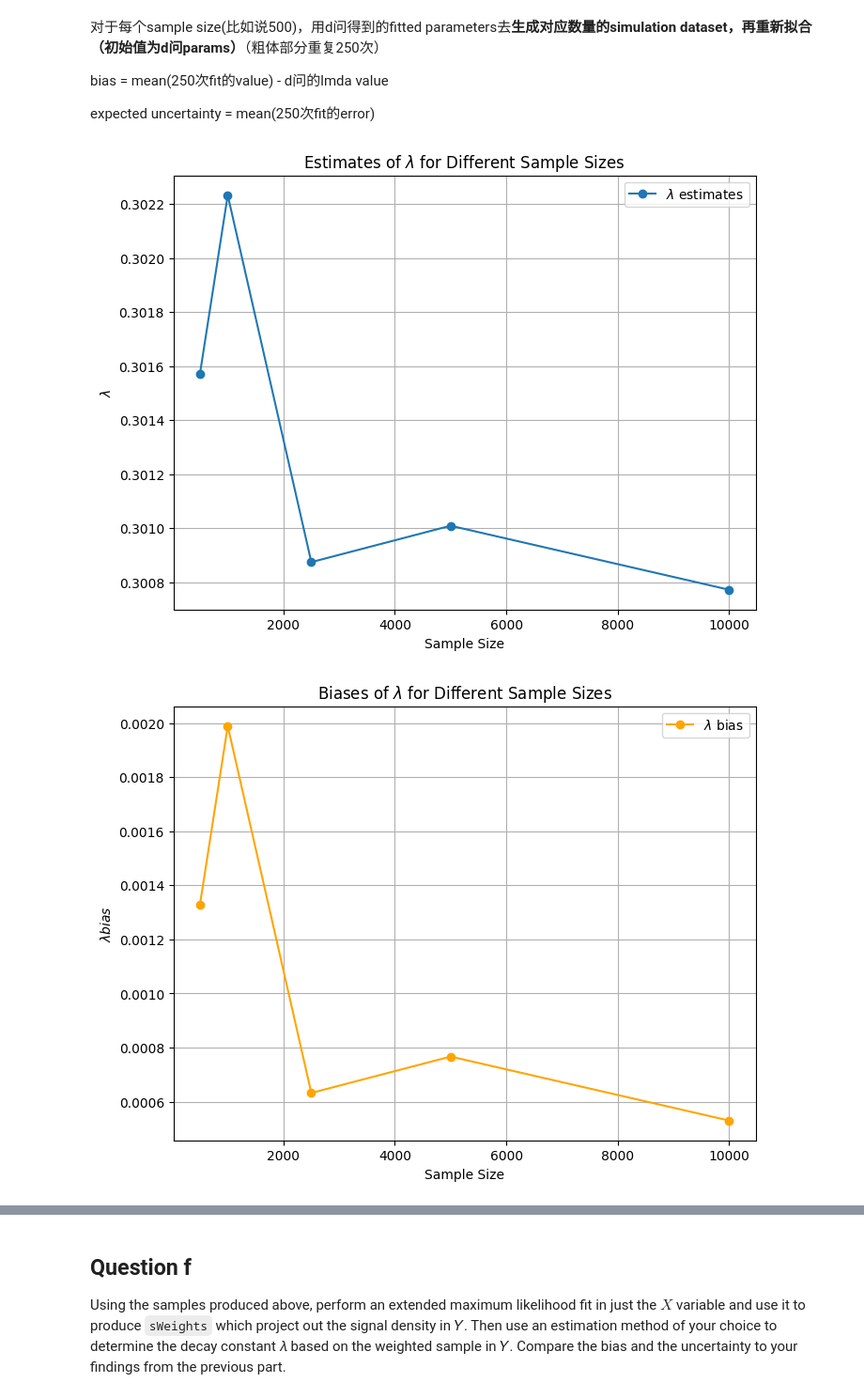
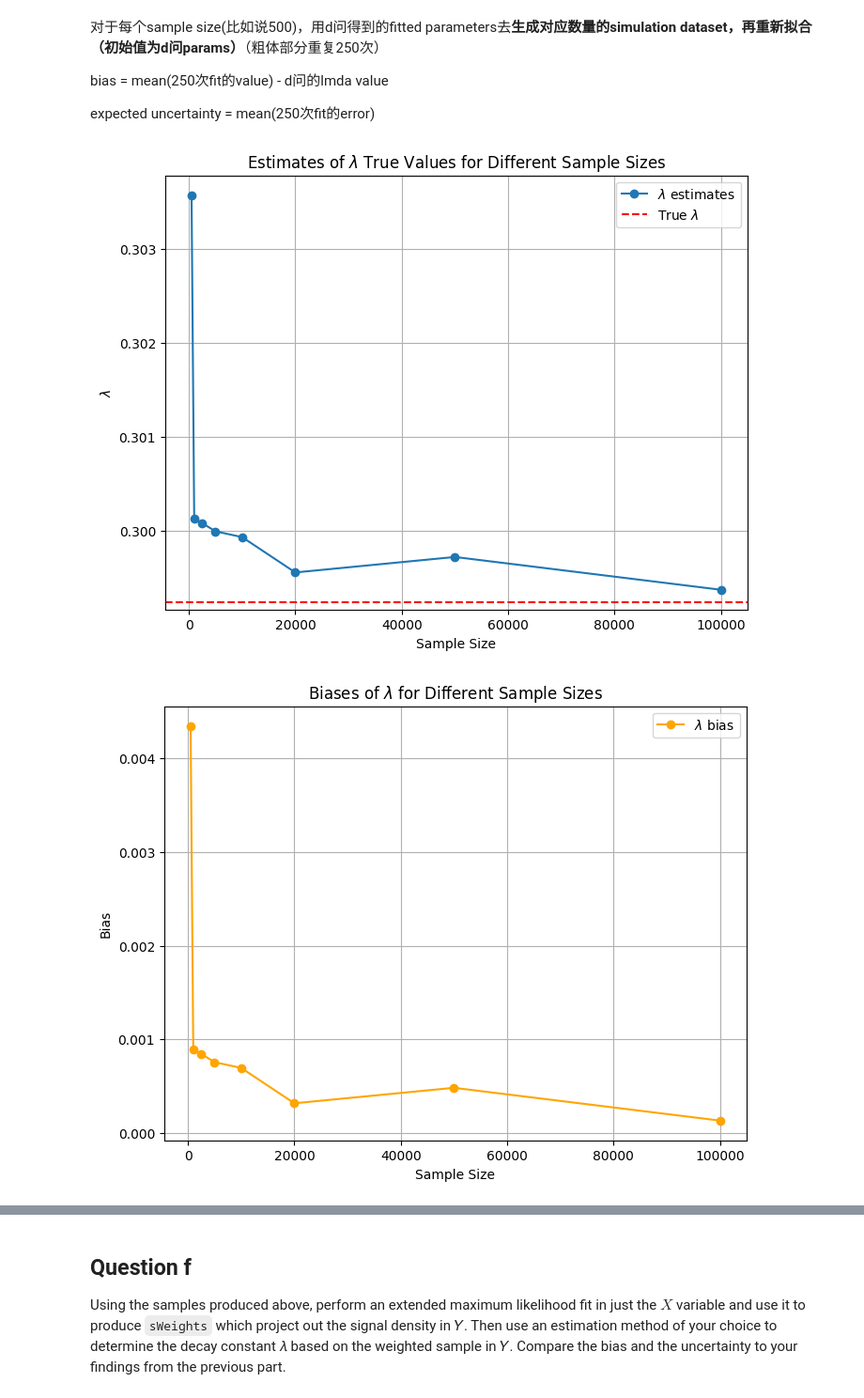
Before and after one commit to john-zhaoyuanzhen/Statistical-Methods-Coursework, a Jupyter notebook: s1.ipynb, the cells around one changed output, grey strips where cells are left out. Shown at 94% size. Drawn from its saved outputs; the diff is of its cells as text; code cells hidden in the pictures.

```diff
--- a/s1.ipynb
+++ b/s1.ipynb
@@ -292,18 +294,20 @@ bias = mean(250次fit的value) - d问的lmda value
 
 expected uncertainty = mean(250次fit的error)
 # %%
-sample_sizes = [500, 1000, 2500, 5000, 10000]
+sample_sizes = [500, 1000, 2500, 5000, 10000, 20000, 50000, 100000]
 num_bootstrap = 250
 # %%
-mu = inverse_transform_sampling_estimates['mu']['value']
-sigma = inverse_transform_sampling_estimates['sigma']['value']
-beta = inverse_transform_sampling_estimates['beta']['value']
-m = inverse_transform_sampling_estimates['m']['value']
-f = inverse_transform_sampling_estimates['f']['value']
-mu_b = inverse_transform_sampling_estimates['mu_b']['value']
-sigma_b = inverse_transform_sampling_estimates['sigma_b']['value']
+mu_hat = inverse_transform_sampling_estimates['mu']['value']
+sigma_hat = inverse_transform_sampling_estimates['sigma']['value']
+beta_hat = inverse_transform_sampling_estimates['beta']['value']
+m_hat = inverse_transform_sampling_estimates['m']['value']
+f_hat = inverse_transform_sampling_estimates['f']['value']
+lmda_hat = inverse_transform_sampling_estimates['lmda']['value']
+mu_b_hat = inverse_transform_sampling_estimates['mu_b']['value']
+sigma_b_hat = inverse_transform_sampling_estimates['sigma_b']['value']
 # %%
-def density_fitted_parameters(xy, N, lmda, mu=mu, sigma=sigma, beta=beta, m=m, f=f, mu_b=mu_b, sigma_b=sigma_b):
+def density_fitted_parameters(xy, N, lmda, mu=mu_hat, sigma=sigma_hat, beta=beta_hat,
+                              m=m_hat, f=f_hat, mu_b=mu_b_hat, sigma_b=sigma_b_hat):
     x, y = xy
     return N, N*f_xy(y, x, mu, sigma, beta, m, f, lmda, mu_b, sigma_b)
 
@@ -312,8 +316,8 @@ def unbinned_fit_with_fitted_parameters(samples, density, num_samples):
     N = np.random.poisson(num_samples)
 
     nll = ExtendedUnbinnedNLL((samples[:, 0], samples[:, 1]), density)
-    mi = Minuit(nll, N=N, lmda=inverse_transform_sampling_estimates['lmda']['value'],
-                            mu=mu, sigma=sigma, beta=beta, m=m, f=f, mu_b=mu_b, sigma_b=sigma_b)
+    mi = Minuit(nll, N=N, lmda=lmda_hat, mu=mu_hat, sigma=sigma_hat, beta=beta_hat,
+                            m=m_hat, f=f_hat, mu_b=mu_b, sigma_b=sigma_b_hat)
 
     mi.migrad()
     mi.hesse()
@@ -335,9 +339,8 @@ for sample_size in sample_sizes:
         N = np.random.poisson(sample_size)
 
         simulation_dataset = inverse_transform_sampling(N,
-                                mu=mu, sigma=sigma, beta=beta, m=m, f=f,
-                                lmda=inverse_transform_sampling_estimates['lmda']['value'],
-                                mu_b=mu_b, sigma_b=sigma_b
+                                mu=mu_hat, sigma=sigma_hat, beta=beta_hat, m=m_hat, f=f_hat,
+                                lmda=lmda_hat, mu_b=mu_b, sigma_b=sigma_b
                                     )
 
         simulation_mi = unbinned_fit_with_fitted_parameters(simulation_dataset, density_fitted_parameters, sample_size)
@@ -351,30 +354,31 @@ for sample_size in sample_sizes:
 # %%
 # Plot estimates of lambda for different sample sizes
 plt.figure(figsize=(8, 6))
 plt.plot(sample_sizes, simulation_lmda_values, 'o-', label='$\\lambda$ estimates')
+plt.axhline(lmda_hat, color='red', linestyle='--', label='True $\\lambda$')
 plt.xlabel('Sample Size')
 plt.ylabel('$\\lambda$')
-plt.title('Estimates of $\\lambda$ for Different Sample Sizes')
+plt.title('Estimates of $\\lambda$ True Values for Different Sample Sizes')
 plt.legend()
 plt.grid(True)
 
 # Plot biases of lambda for different sample sizes
 plt.figure(figsize=(8, 6))
 plt.plot(sample_sizes, simulation_lmda_bias, 'o-', label='$\\lambda$ bias', color='orange')
 plt.xlabel('Sample Size')
-plt.ylabel('$\\lambda bias$')
+plt.ylabel('Bias')
 plt.title('Biases of $\\lambda$ for Different Sample Sizes')
 plt.legend()
 plt.grid(True)
 
 # Plot uncertainties of lambda for different sample sizes
 plt.figure(figsize=(8, 6))
 plt.plot(sample_sizes, simulation_lmda_uncertainty, 'o-', label='$\\lambda$ uncertainty', color='green')
 plt.xlabel('Sample Size')
 plt.ylabel('Uncertainty')
 plt.title('Uncertainty of $\\lambda$ for Different Sample Sizes')
 plt.legend()
 plt.grid(True)
 # %% [output]
-[figure, old version]
+[figure, new version]
-[figure, old version]
+[figure, new version]
```
Also changed, not shown: parts of 21 cells of this notebook.
